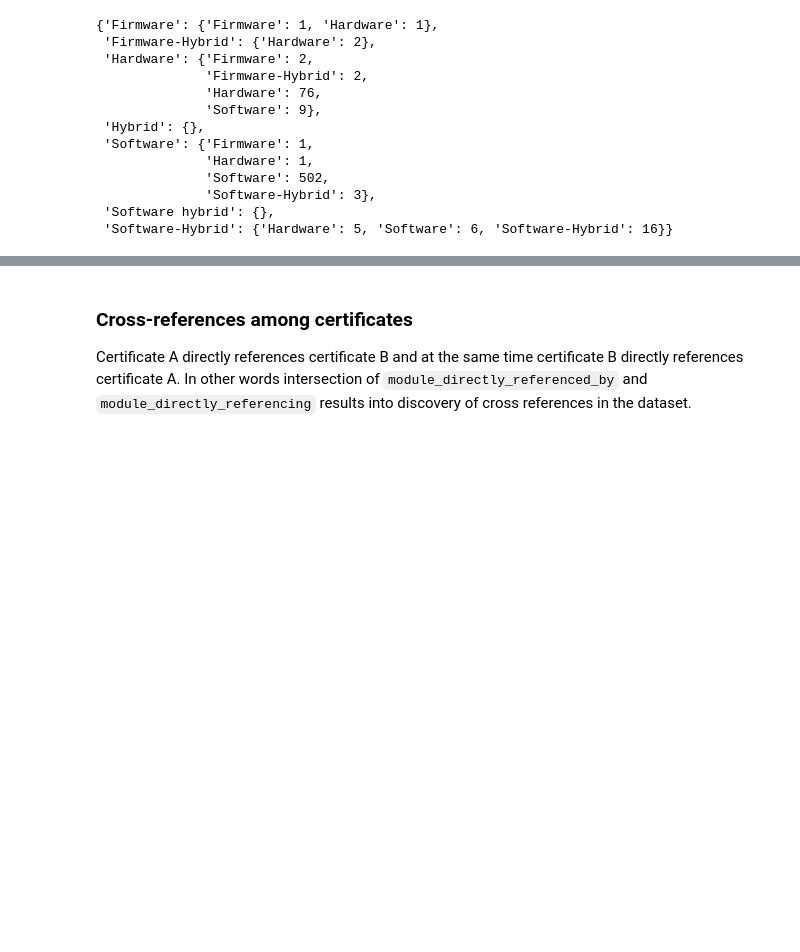
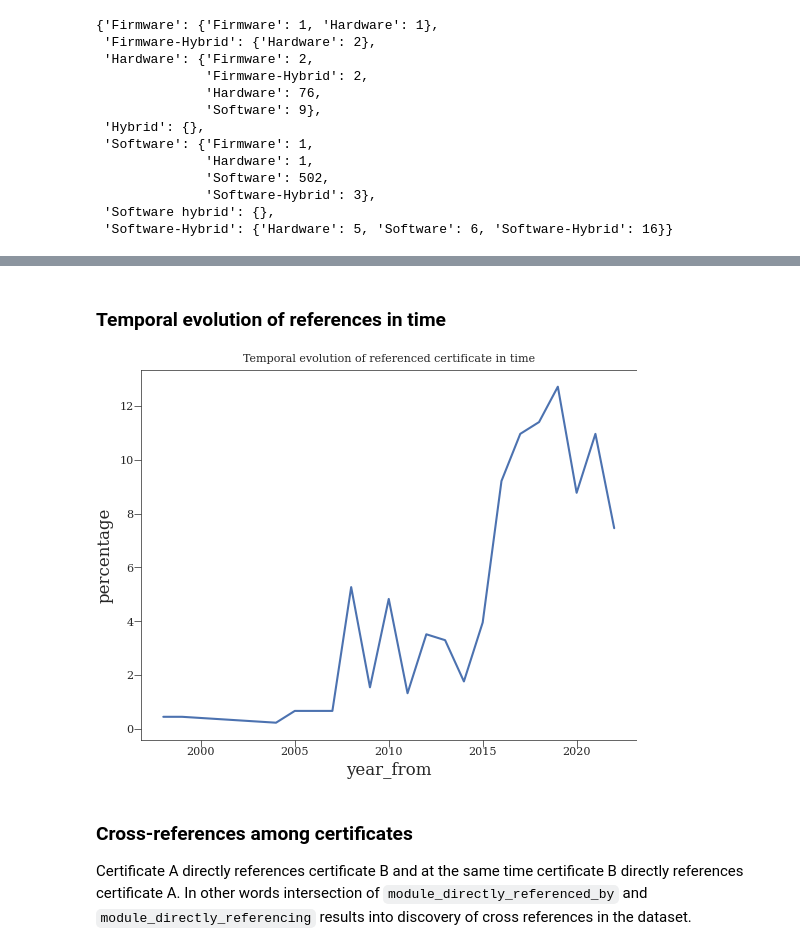
Before and after one commit to crocs-muni/sec-certs, a Jupyter notebook: notebooks/fips/references.ipynb, the cells around one changed output, grey strips where cells are left out. Saved outputs shown, nothing was run; the diff lists cells and outputs as text; code cells hidden in the pictures; blank space fills up the shorter version.

Commit message:
feat: Added temporal evolution of references in percentages

```diff
--- a/notebooks/fips/references.ipynb
+++ b/notebooks/fips/references.ipynb
@@ -447,4 +447,25 @@ Text(0.5, 1.0, 'Direct references among FIPS certificate types')
 [figure]
+# %% [markdown]
+### Temporal evolution of references in time
+# %%
+def convert_refences_count_to_relative(number: int, n_issued_certs: int) -> float:
+    return 100 * number / n_issued_certs
+
+
+refs_df: DataFrame = df[df["module_directly_referencing"].notna()]
+temporal_df: DataFrame = refs_df[refs_df["year_from"] < 2023].copy()
+total_referencing_certs: int = temporal_df.shape[0]
+temporal_df["directly_referencing_sum"] = temporal_df["module_directly_referencing"].apply(len)
+grouped_df: DataFrame = temporal_df.groupby("year_from")
+converted_df: DataFrame = grouped_df.size().reset_index(name="year_references")
+n_issues_certs = converted_df["year_references"].sum()
+converted_df["percentage"] = converted_df["year_references"].apply(convert_refences_count_to_relative, args=(total_referencing_certs,))
+line = sns.lineplot(data=converted_df, x="year_from", y="percentage")
+
+plt.title("Temporal evolution of referenced certificate in time")
+plt.show()
+# %% [output]
+[figure, added]
 # %% [markdown]
 ### Cross-references among certificates
 
```
Also changed, not shown: parts of 4 cells of this notebook.
